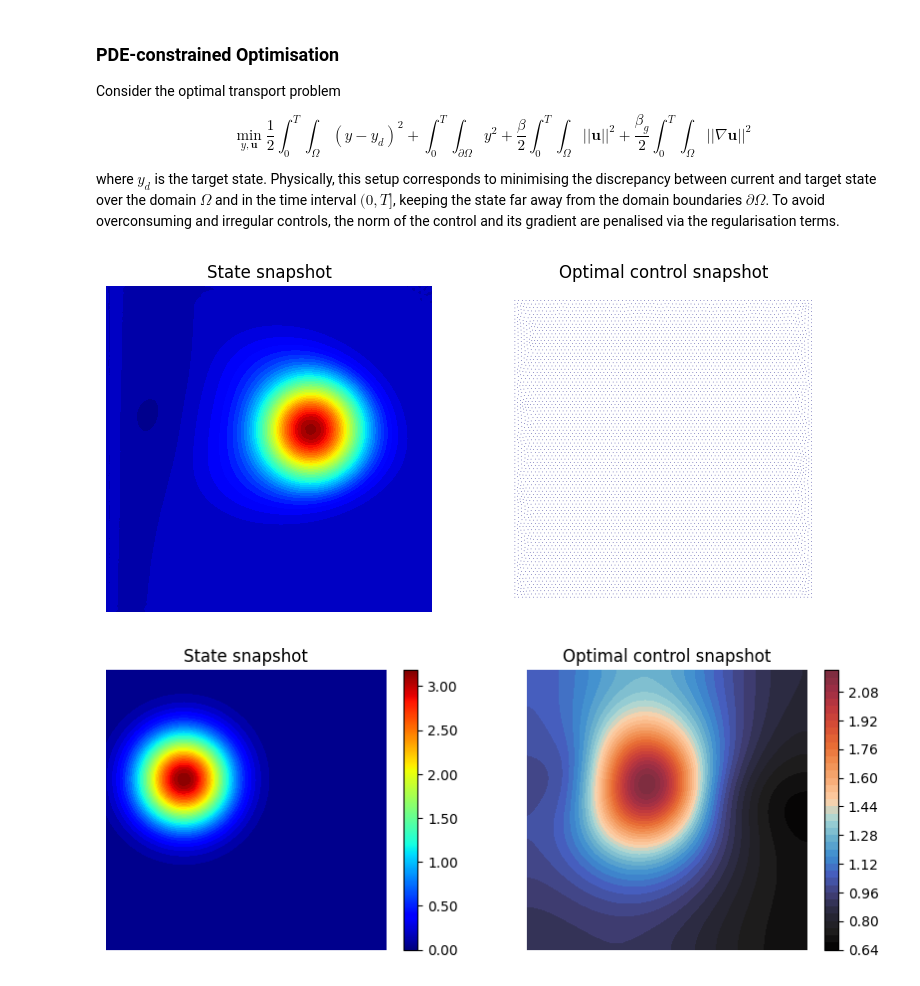
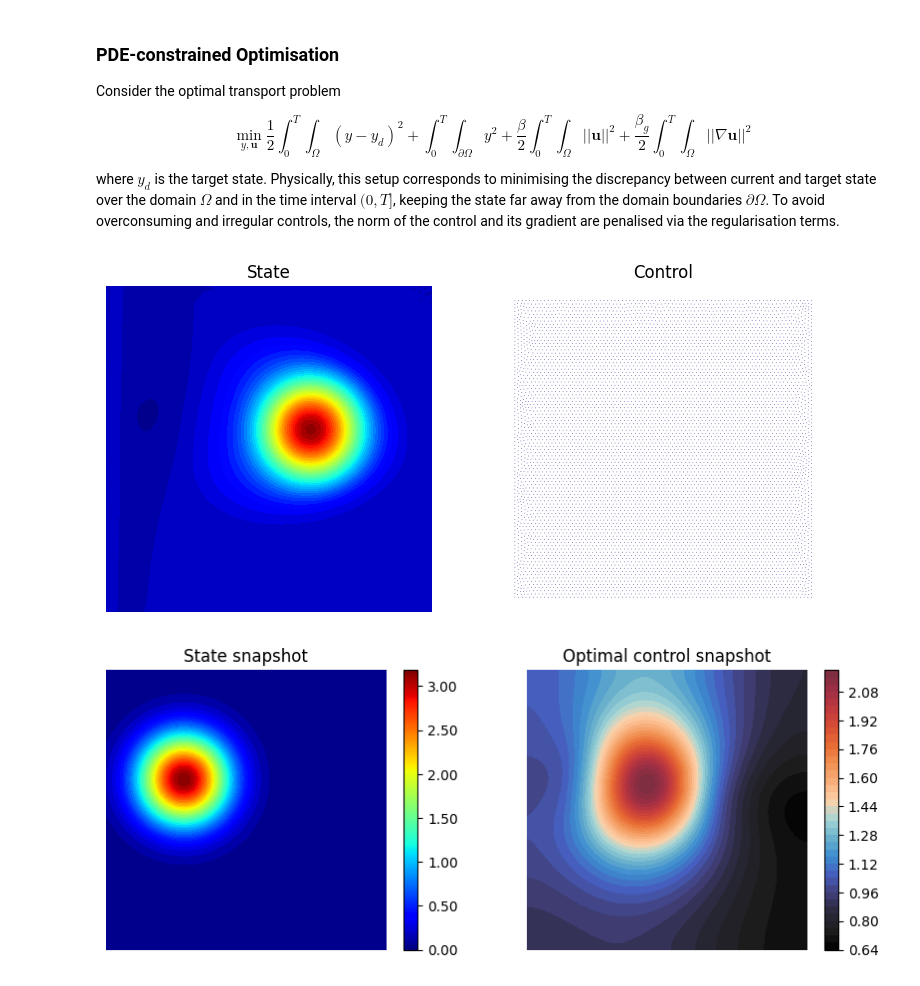
Before and after one commit to MatteoTomasetto/LatentFeedbackControl, a Jupyter notebook: OptimalTransportVacuum.ipynb, the cells around one changed output. Drawn from its saved outputs; the diff is of its cells as text; code cells hidden in the pictures.

Commit message:
New plot

```diff
--- a/OptimalTransportVacuum.ipynb
+++ b/OptimalTransportVacuum.ipynb
@@ -248,16 +250,20 @@ MU = CPU.tensor(Data["mu"])
 # %%
 # TRAJECTORY EXAMPLE (PLOT)
 
+def plot_trajectory(Y, U):
+    for i in range(ntimesteps + 1):
+        plotlist = [Y[i], U[i]] if i != ntimesteps else [Y[i], U[i-1]*0]
+        fe.multiplot(plotlist, (10, 10), (Yh, Uh), titles = ("State", "Control"), size = 5, cmap = "jet", levelcurves = True, scale = 10)
+        display(plt.gcf())
+        plt.close()
+        time.sleep(0.5)
+        clc(wait=True)
+
 which = 0
 
-for i in range(ntimesteps + 1):
-    plotlist = [Y[which, i], U[which, i]] if i != ntimesteps else [Y[which, i], U[which, i-1]*0]
-    fe.multiplot(plotlist, (10, 10), (Yh, Uh), titles = ("State snapshot", "Optimal control snapshot"), size = 5, cmap = "jet", levelcurves = True, scale = 10)
-    clc()
-    plt.show()
-    plt.pause(1)
+plot_trajectory(Y[which], U[which])
 # %% [output]
-[figure, old version]
+[figure, new version]
 # %%
 # SPLIT THE STATE MATRIX IN STARTING AND ARRIVAL STATES
 
```
Also changed, not shown: parts of 7 cells of this notebook.
